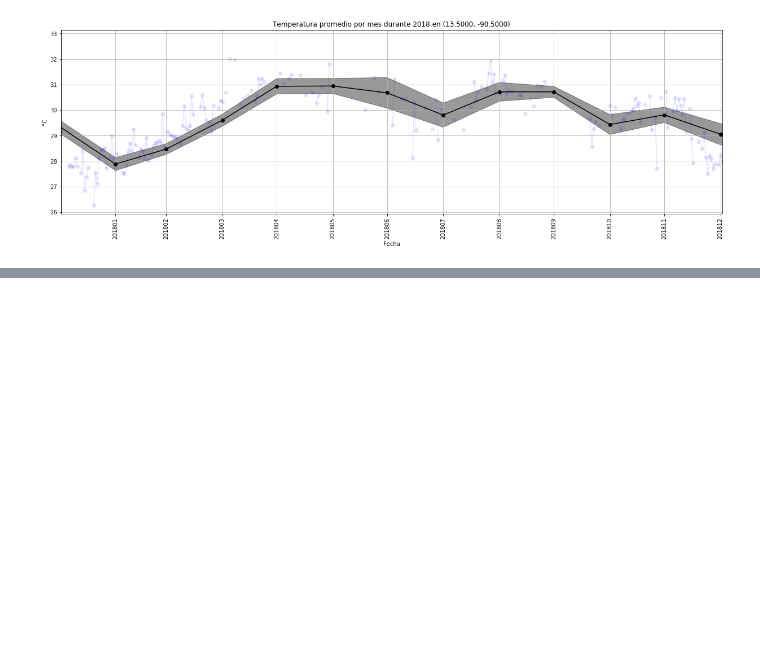
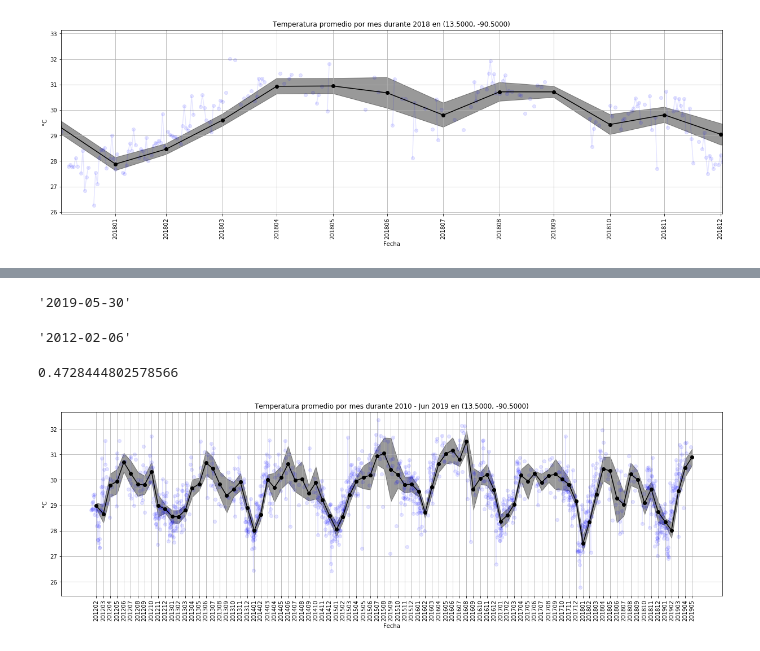
Before and after one commit to Guitlle/Marea-Roja-en-Guatemala, a Jupyter notebook: explorar-datos/Datos Historicos - explorar.ipynb, the cells around one changed output, grey strips where cells are left out. Cells and saved outputs as stored; diff of their text form; code cells hidden in the pictures; blank space fills up the shorter version.

```diff
--- a/explorar-datos/Datos Historicos - explorar.ipynb
+++ b/explorar-datos/Datos Historicos - explorar.ipynb
@@ -155,0 +170,56 @@ None
+# %%
+datasetsT = sorted(datasetsT, key= lambda x: int(x.attrs["product_name"][1:8]) )
+datasetsT[-1].attrs["time_coverage_start"][0:10]
+# %% [output]
+'2019-05-30'
+# %%
+datasetsT[0].attrs["time_coverage_start"][0:10]
+# %% [output]
+'2012-02-06'
+# %%
+concatT = xa.concat([x["sst"] for x in datasetsT], pd.Index(data = pd.to_datetime([x.attrs["time_coverage_start"][0:10] for x in datasetsT]), name="date" ) )
+# %%
+# Definir un punto:
+lat, lon = (13.5, -90.5)
+# %%
+# Tomando un punto al azar en la costa sur, contando los NAs (casi la mitad)
+np.sum(np.isnan(concatT.sel(lat = lat, lon=lon, method="nearest")).values) / (365*8.5)
+# %% [output]
+0.4728444802578566
+# %%
+#monthlymeans = concat.groupby("date.month").mean(dim="date")
+resamplingT = concatT.resample(date='1M')
+monthlymeansT = resamplingT.reduce(np.nanmean, dim="date")
+
+
+def countNotNas(d,axis):
+    return np.sum(np.isnan(d)==False, axis=axis)
+
+monthlystdT = resamplingT.reduce(np.nanstd, dim="date")
+monthlynT = resamplingT.reduce(countNotNas, dim="date")
+stderrT = 2* monthlystdT / np.sqrt(monthlynT)
+# %%
+# Temperatura mensual
+mlp.rcParams["figure.figsize"] = (21, 6)
+ax = plt.subplot(111)
+x = monthlymeansT.indexes["date"]
+y = monthlymeansT.sel(lat = lat, lon=lon, method="nearest").values
+err = stderr.sel(lat = lat, lon=lon, method="nearest").values
+
+plt.plot(concatT.date.values, concatT.sel(lat = lat, lon=lon, method="nearest").values, marker="o", color="blue", alpha=0.1)
+
+plt.plot(x, monthlymeansT.sel(lat = lat, lon=lon, method="nearest").values, marker="o", color="black")
+#plt.errorbar([calendar.month_abbr[i] for i in monthlymeans.month.values], monthlymeans.sel(lat = lat, lon=lon, method="nearest").values, marker="o", capsize=15,
+#             yerr= stderr.sel(lat = lat, lon=lon, method="nearest").values)
+plt.fill_between(x, y+err, y-err, color="black", alpha=0.4)
+
+plt.grid("on")
+plt.title("Temperatura promedio por mes durante 2010 - Jun 2019 en ({0:.4f}, {1:.4f})".format(lat,lon))
+
+plt.xticks(x, x.map(lambda x: x.year *100 + x.month), rotation=90)
+plt.ylabel("°C")
+plt.xlabel("Fecha")
+
+None
+# %% [output]
+[figure, added]
```
Also changed, not shown: parts of 6 cells of this notebook, 1 other file.
